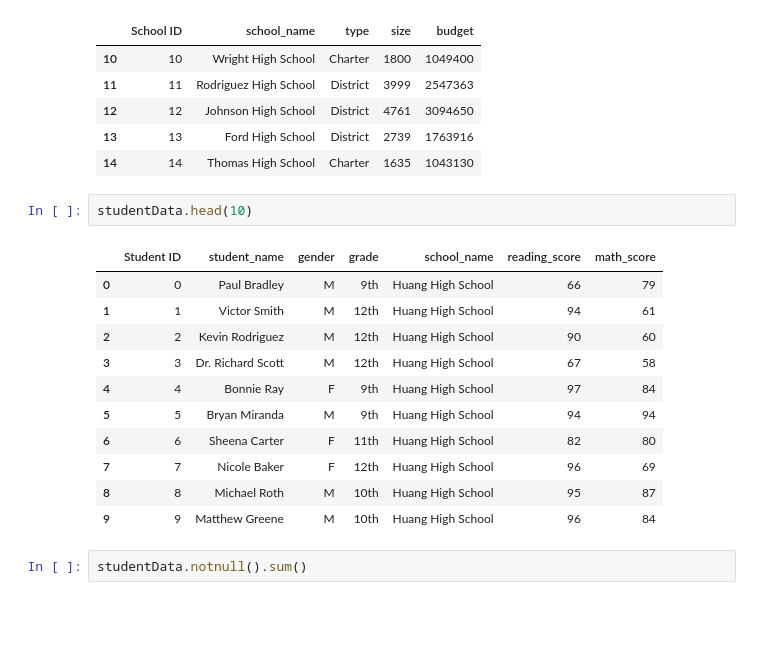
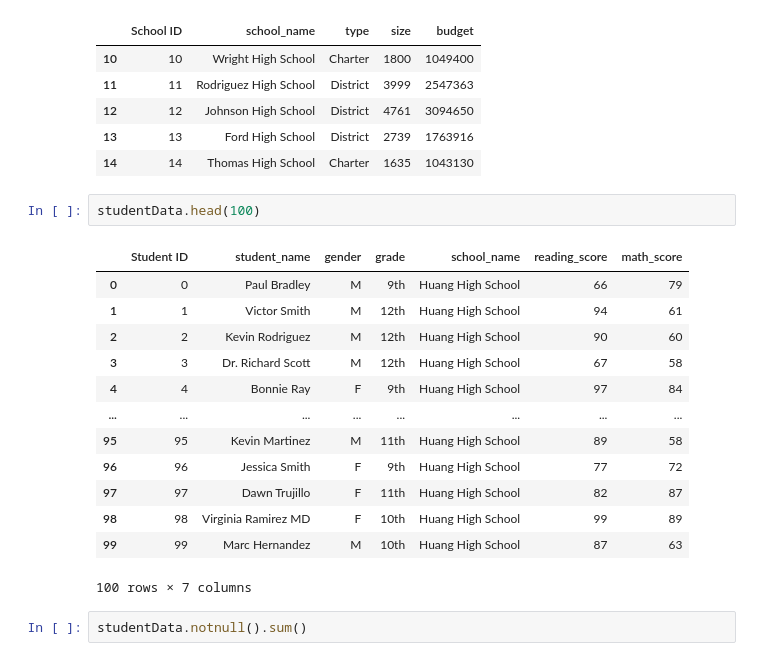
Before and after one commit to freddie784/School_District_Analysis, a Jupyter notebook: PyCitySchools.ipynb, the cells around one changed output. Cells and saved outputs as stored; diff of their text form; blank space fills up the shorter version.

```diff
--- a/PyCitySchools.ipynb
+++ b/PyCitySchools.ipynb
@@ -19,19 +19,21 @@ schoolData.tail()
 | 13 | 13 | Ford High School | District | 2739 | 1763916 |
 | 14 | 14 | Thomas High School | Charter | 1635 | 1043130 |
 # %%
-studentData.head(10)
+studentData.head(100)
 # %% [output]
 |  | Student ID | student_name | gender | grade | school_name | reading_score | math_score |
 | 0 | 0 | Paul Bradley | M | 9th | Huang High School | 66 | 79 |
 | 1 | 1 | Victor Smith | M | 12th | Huang High School | 94 | 61 |
 | 2 | 2 | Kevin Rodriguez | M | 12th | Huang High School | 90 | 60 |
 | 3 | 3 | Dr. Richard Scott | M | 12th | Huang High School | 67 | 58 |
 | 4 | 4 | Bonnie Ray | F | 9th | Huang High School | 97 | 84 |
-| 5 | 5 | Bryan Miranda | M | 9th | Huang High School | 94 | 94 |
-| 6 | 6 | Sheena Carter | F | 11th | Huang High School | 82 | 80 |
-| 7 | 7 | Nicole Baker | F | 12th | Huang High School | 96 | 69 |
-| 8 | 8 | Michael Roth | M | 10th | Huang High School | 95 | 87 |
-| 9 | 9 | Matthew Greene | M | 10th | Huang High School | 96 | 84 |
+| ... | ... | ... | ... | ... | ... | ... | ... |
+| 95 | 95 | Kevin Martinez | M | 11th | Huang High School | 89 | 58 |
+| 96 | 96 | Jessica Smith | F | 9th | Huang High School | 77 | 72 |
+| 97 | 97 | Dawn Trujillo | F | 11th | Huang High School | 82 | 87 |
+| 98 | 98 | Virginia Ramirez MD | F | 10th | Huang High School | 99 | 89 |
+| 99 | 99 | Marc Hernandez | M | 10th | Huang High School | 87 | 63 |
+100 rows × 7 columns
 # %%
 studentData.notnull().sum()
 # %% [output]
```
Also changed, not shown: parts of 29 cells of this notebook, 1 other file.
